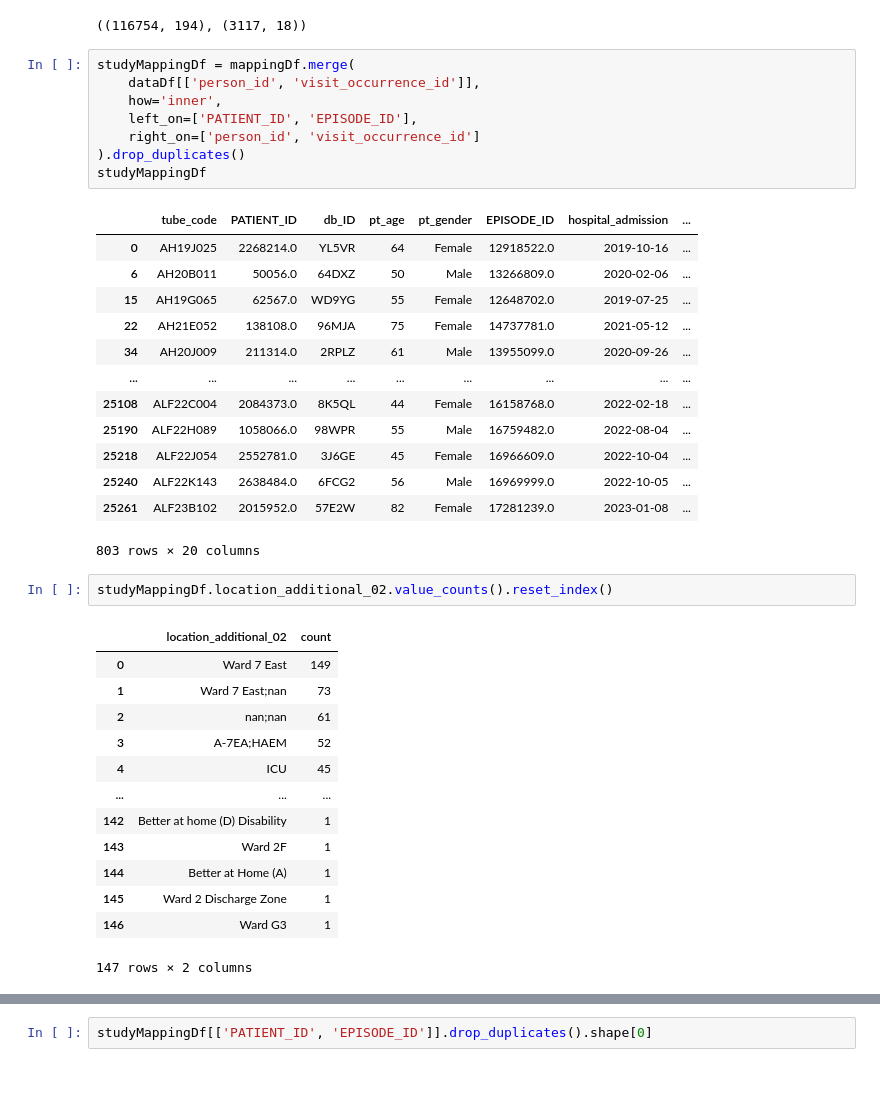
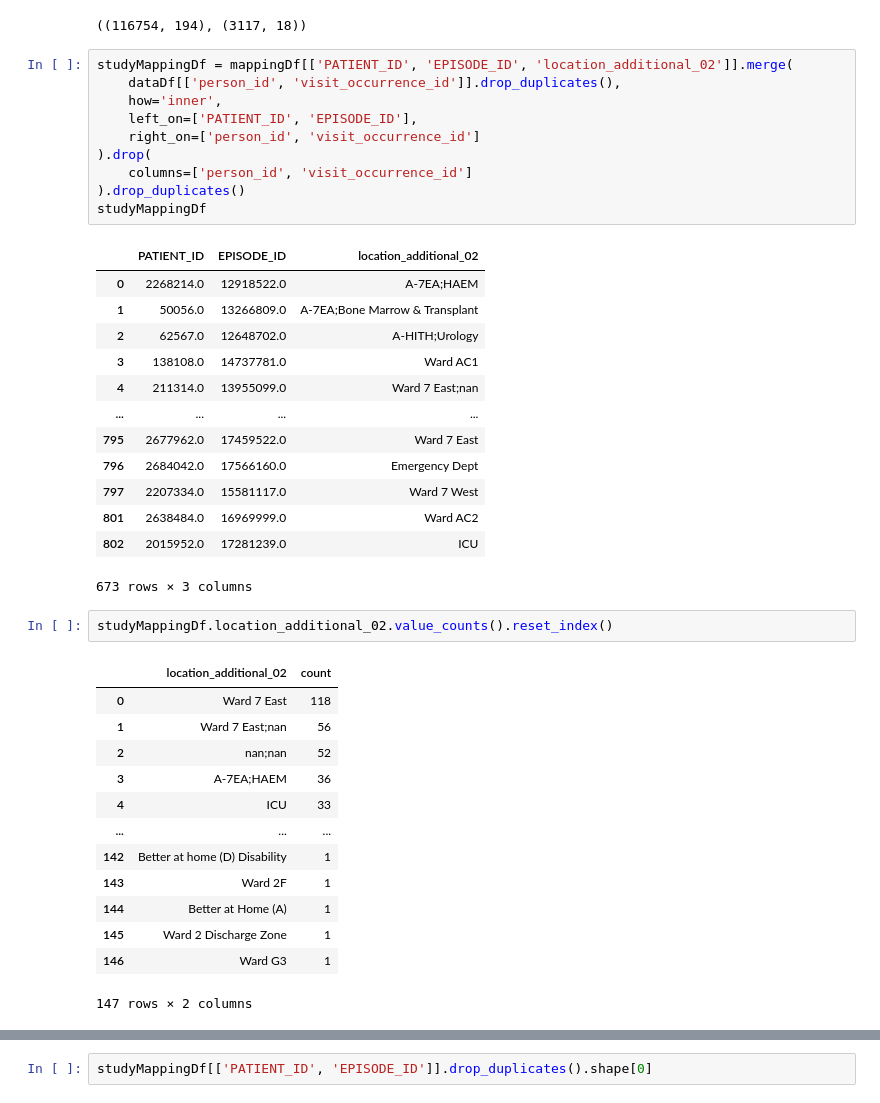
Before and after one commit to ryashpal/alfred-data-analysis, a Jupyter notebook: notebooks/icu_admission_discrepancy/explore_mapping_file.ipynb, the cells around one changed output, grey strips where cells are left out. Drawn from its saved outputs; the diff is of its cells as text.

Commit message:
exploring low counts in ICU admission labels

```diff
--- a/notebooks/icu_admission_discrepancy/explore_mapping_file.ipynb
+++ b/notebooks/icu_admission_discrepancy/explore_mapping_file.ipynb
@@ -15,36 +15,38 @@ dataDf.shape, mappingDf.shape
 # %% [output]
 ((116754, 194), (3117, 18))
 # %%
-studyMappingDf = mappingDf.merge(
-    dataDf[['person_id', 'visit_occurrence_id']],
+studyMappingDf = mappingDf[['PATIENT_ID', 'EPISODE_ID', 'location_additional_02']].merge(
+    dataDf[['person_id', 'visit_occurrence_id']].drop_duplicates(),
     how='inner',
     left_on=['PATIENT_ID', 'EPISODE_ID'],
     right_on=['person_id', 'visit_occurrence_id']
+).drop(
+    columns=['person_id', 'visit_occurrence_id']
 ).drop_duplicates()
 studyMappingDf
 # %% [output]
-|  | tube_code | PATIENT_ID | db_ID | pt_age | pt_gender | EPISODE_ID | hospital_admission | ... |
-| 0 | AH19J025 | 2268214.0 | YL5VR | 64 | Female | 12918522.0 | 2019-10-16 | ... |
-| 6 | AH20B011 | 50056.0 | 64DXZ | 50 | Male | 13266809.0 | 2020-02-06 | ... |
-| 15 | AH19G065 | 62567.0 | WD9YG | 55 | Female | 12648702.0 | 2019-07-25 | ... |
-| 22 | AH21E052 | 138108.0 | 96MJA | 75 | Female | 14737781.0 | 2021-05-12 | ... |
-| 34 | AH20J009 | 211314.0 | 2RPLZ | 61 | Male | 13955099.0 | 2020-09-26 | ... |
-| ... | ... | ... | ... | ... | ... | ... | ... | ... |
-| 25108 | ALF22C004 | 2084373.0 | 8K5QL | 44 | Female | 16158768.0 | 2022-02-18 | ... |
-| 25190 | ALF22H089 | 1058066.0 | 98WPR | 55 | Male | 16759482.0 | 2022-08-04 | ... |
-| 25218 | ALF22J054 | 2552781.0 | 3J6GE | 45 | Female | 16966609.0 | 2022-10-04 | ... |
-| 25240 | ALF22K143 | 2638484.0 | 6FCG2 | 56 | Male | 16969999.0 | 2022-10-05 | ... |
-| 25261 | ALF23B102 | 2015952.0 | 57E2W | 82 | Female | 17281239.0 | 2023-01-08 | ... |
+|  | PATIENT_ID | EPISODE_ID | location_additional_02 |
+| 0 | 2268214.0 | 12918522.0 | A-7EA;HAEM |
+| 1 | 50056.0 | 13266809.0 | A-7EA;Bone Marrow & Transplant |
+| 2 | 62567.0 | 12648702.0 | A-HITH;Urology |
+| 3 | 138108.0 | 14737781.0 | Ward AC1 |
+| 4 | 211314.0 | 13955099.0 | Ward 7 East;nan |
+| ... | ... | ... | ... |
+| 795 | 2677962.0 | 17459522.0 | Ward 7 East |
+| 796 | 2684042.0 | 17566160.0 | Emergency Dept |
+| 797 | 2207334.0 | 15581117.0 | Ward 7 West |
+| 801 | 2638484.0 | 16969999.0 | Ward AC2 |
+| 802 | 2015952.0 | 17281239.0 | ICU |
-803 rows × 20 columns
+673 rows × 3 columns
 # %%
 studyMappingDf.location_additional_02.value_counts().reset_index()
 # %% [output]
 |  | location_additional_02 | count |
-| 0 | Ward 7 East | 149 |
-| 1 | Ward 7 East;nan | 73 |
-| 2 | nan;nan | 61 |
-| 3 | A-7EA;HAEM | 52 |
-| 4 | ICU | 45 |
+| 0 | Ward 7 East | 118 |
+| 1 | Ward 7 East;nan | 56 |
+| 2 | nan;nan | 52 |
+| 3 | A-7EA;HAEM | 36 |
+| 4 | ICU | 33 |
 | ... | ... | ... |
 | 142 | Better at home (D) Disability | 1 |
 | 143 | Ward 2F | 1 |
```
Also changed, not shown: parts of 12 cells of this notebook.
